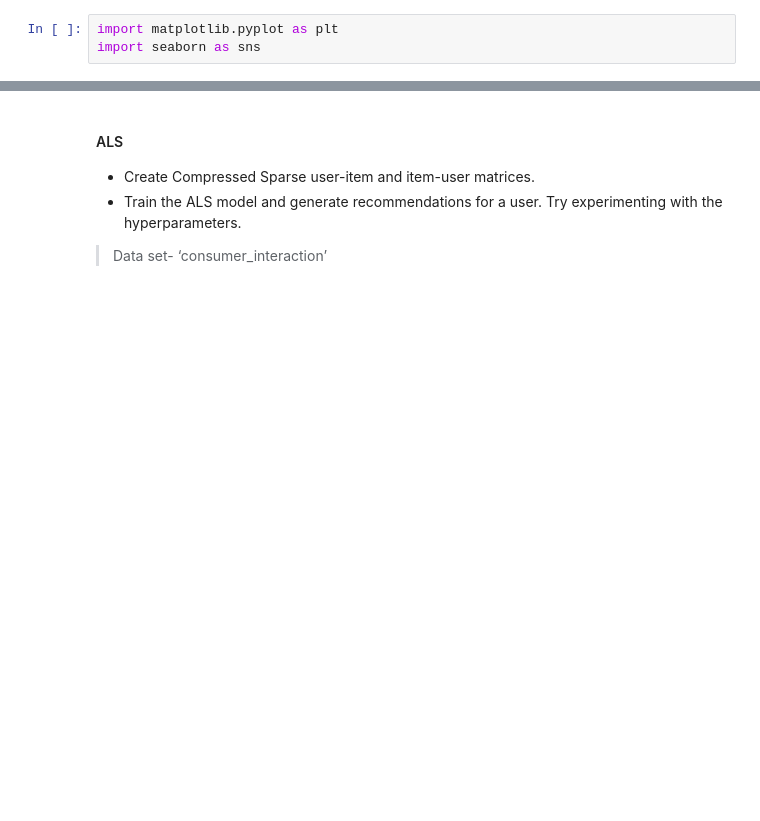
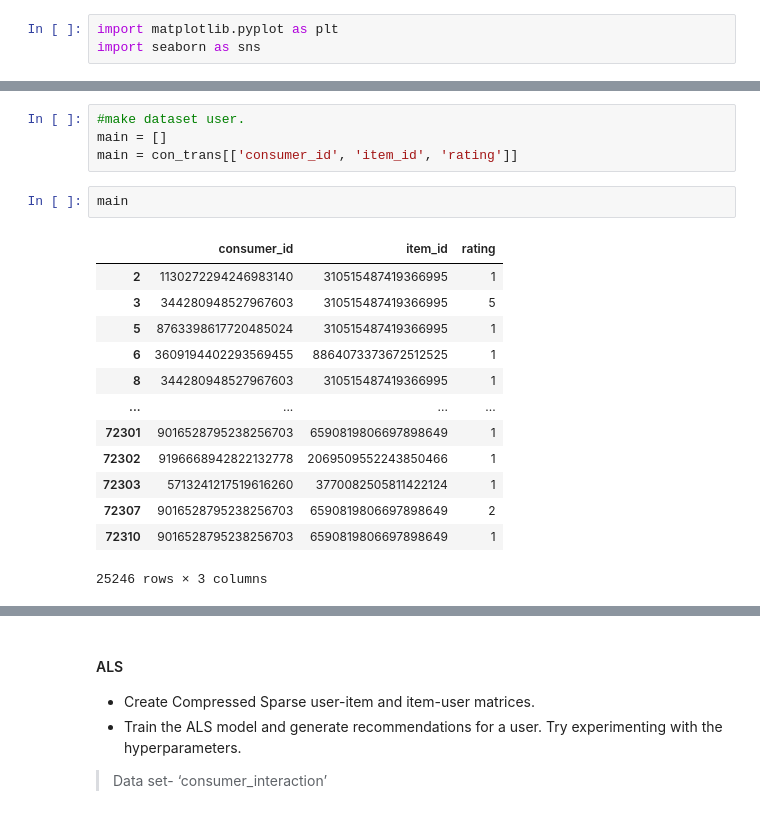
Before and after one commit to ishitamahindroo/NewsRecommendor, a Jupyter notebook: capstone0.ipynb, the cells around one changed output, grey strips where cells are left out. Cells and saved outputs as stored; diff of their text form; blank space fills up the shorter version.

```diff
--- a/capstone0.ipynb
+++ b/capstone0.ipynb
@@ -481,0 +513,20 @@ import seaborn as sns
+# %%
+#make dataset user.
+main = []
+main = con_trans[['consumer_id', 'item_id', 'rating']]
+# %%
+main
+# %% [output]
+|  | consumer_id | item_id | rating |
+| 2 | 1130272294246983140 | 310515487419366995 | 1 |
+| 3 | 344280948527967603 | 310515487419366995 | 5 |
+| 5 | 8763398617720485024 | 310515487419366995 | 1 |
+| 6 | 3609194402293569455 | 8864073373672512525 | 1 |
+| 8 | 344280948527967603 | 310515487419366995 | 1 |
+| ... | ... | ... | ... |
+| 72301 | 9016528795238256703 | 6590819806697898649 | 1 |
+| 72302 | 9196668942822132778 | 2069509552243850466 | 1 |
+| 72303 | 5713241217519616260 | 3770082505811422124 | 1 |
+| 72307 | 9016528795238256703 | 6590819806697898649 | 2 |
+| 72310 | 9016528795238256703 | 6590819806697898649 | 1 |
+25246 rows × 3 columns
```
Also changed, not shown: parts of 40 cells of this notebook.
